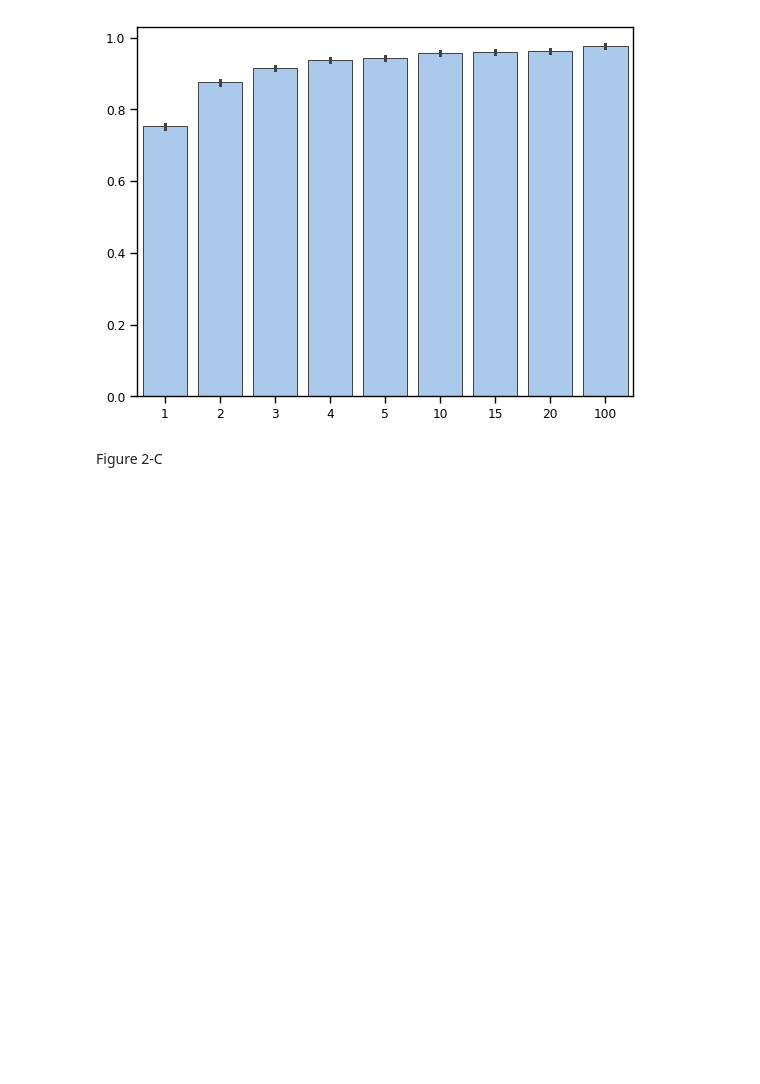
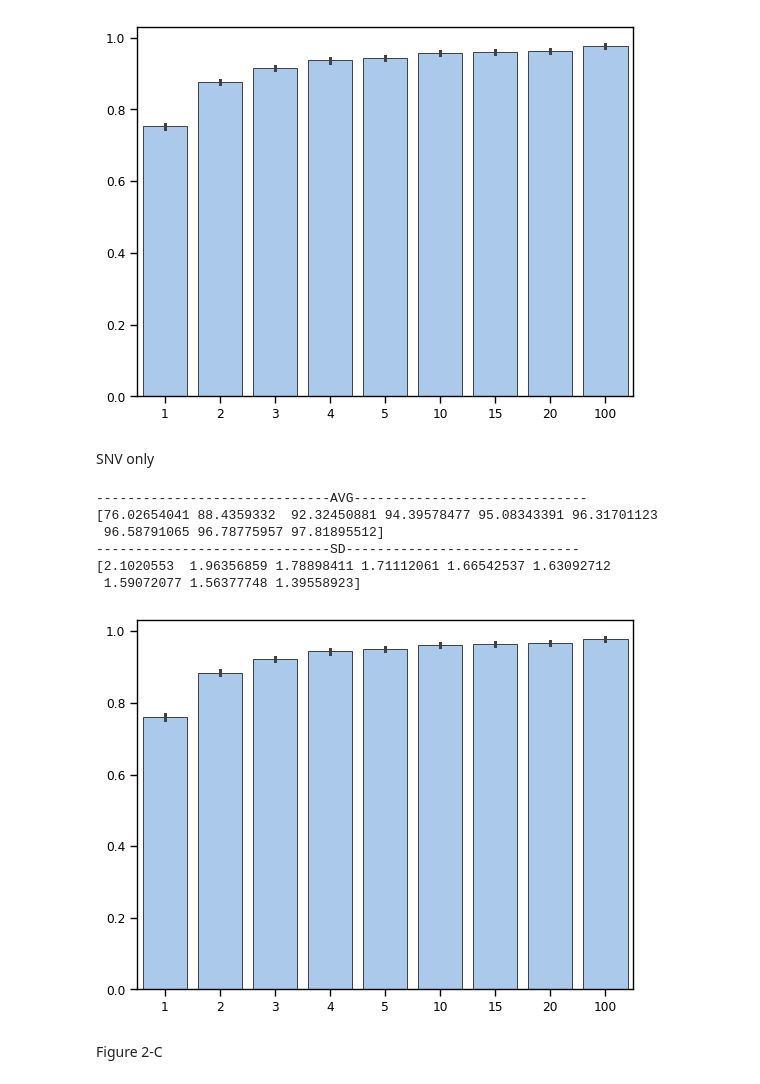
Before and after one commit to 4pygmalion/ASC3, a Jupyter notebook: results/revision/1_4_train_boostrapping_figure.ipynb, the cells around one changed output. Saved outputs shown, nothing was run; the diff lists cells and outputs as text; code cells hidden in the pictures; blank space fills up the shorter version.

```diff
--- a/results/revision/1_4_train_boostrapping_figure.ipynb
+++ b/results/revision/1_4_train_boostrapping_figure.ipynb
@@ -75,6 +75,61 @@ sns.barplot(df, color="b", edgecolor="black", linewidth=0.5)
 # %% [output]
 <Axes: >
 [figure]
+# %% [markdown]
+SNV only
+# %%
+import numpy as np
+import pandas as pd
+import seaborn as sns
+
+sns.set_context('paper')
+sns.set_color_codes('pastel')
+
+from results.revision.revision_utils import get_snv_only_case, DATA_PATH
+from core.metric import Metric
+from utils.serialization_ops import load_pickle
+
+# patient_dataset = load_pickle(DATA_PATH)
+
+ks = [1, 2, 3, 4, 5, 10, 15, 20, 100]
+n_fold = len(fold_results["fold_instance_y_trues"])
+performance = np.ones((n_fold, len(ks)))
+
+for k_idx, k in enumerate(ks):
+    for fold_idx in range(n_fold):
+        test_ids = fold_results["test_ids"][fold_idx]
+        snv_only_ids = get_snv_only_case(patient_dataset[test_ids])
+
+        test_indices = [test_ids.index(snv_id) for snv_id in snv_only_ids]
+
+        instance_y_trues = [fold_results["fold_instance_y_trues"][fold_idx][_id] for _id in test_indices]
+        instance_y_probs = [fold_results["fold_instance_y_probs"][fold_idx][_id] for _id in test_indices]
+        topk = Metric.topk_recall(
+            bag_labels=np.ones(len(instance_y_probs)),
+            instance_probs=instance_y_probs,
+            instance_labels=instance_y_trues,
+            k=k,
+            is_any=True
+        )
+
+        performance[fold_idx, k_idx] = topk
+
+df = pd.DataFrame(performance, columns=ks)
+df.index.name = "fold"
+sns.barplot(df, color="b", edgecolor="black", linewidth=0.5)
+
+print("-"*30 + "AVG" + "-"*30)
+print(performance.mean(axis=0) * 100)
+print("-"*30 + "SD" + "-"*30)
+print(performance.std(axis=0) * 100)
+# %% [output]
+------------------------------AVG------------------------------
+[76.02654041 88.4359332  92.32450881 94.39578477 95.08343391 96.31701123
+ 96.58791065 96.78775957 97.81895512]
+------------------------------SD------------------------------
+[2.1020553  1.96356859 1.78898411 1.71112061 1.66542537 1.63092712
+ 1.59072077 1.56377748 1.39558923]
+[figure, added]
 # %% [markdown]
 Figure 2-C
 # %%
```
Also changed, not shown: 3 other files.
